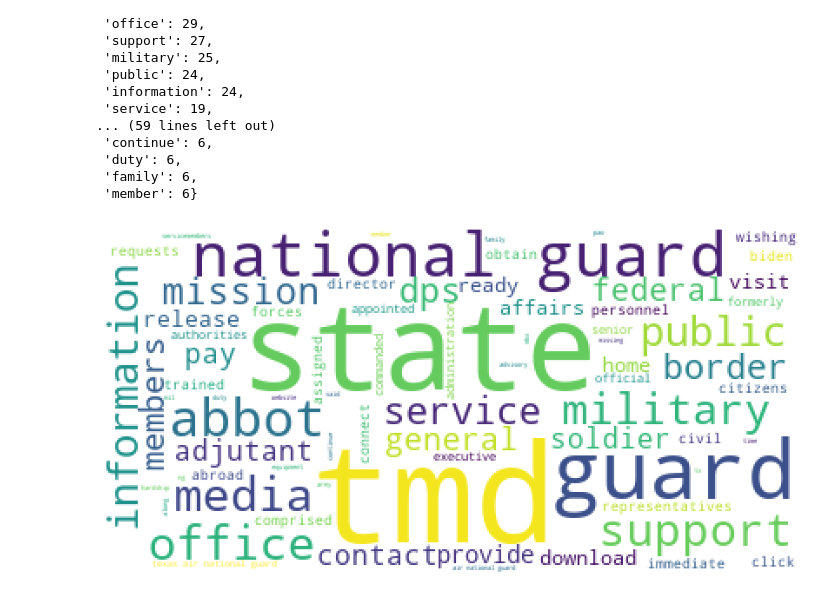
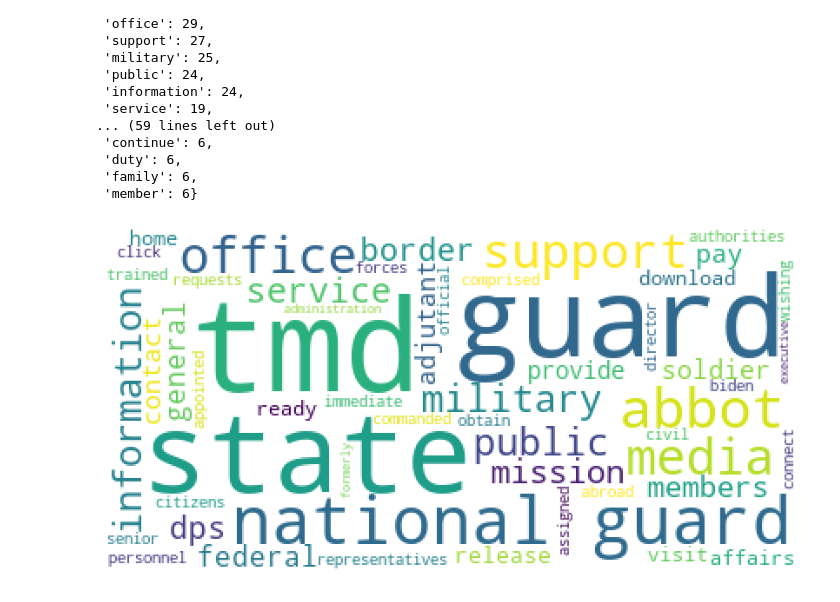
Before and after one commit to djryn/OLS_resesarch, a Jupyter notebook: TMD_scrape.ipynb, the cells around one changed output. Saved outputs shown, nothing was run; the diff lists cells and outputs as text; code cells hidden in the pictures.

```diff
--- a/TMD_scrape.ipynb
+++ b/TMD_scrape.ipynb
@@ -365,26 +365,26 @@ tmd_dict
 # %%
 from wordcloud import WordCloud
 
 #TODO: keep combined words together
 tmd_top_words = tmd_fdist.most_common(75)
 tmd_dict = {}
 for k, v in tmd_top_words:
     tmd_dict[k] = v
 # text = ""
 # for word, _ in tmd_top_words:
 #     word = word.replace(" ", '-')
 #     text += word + " "
 
-word_cloud = WordCloud(collocations = False, background_color = 'white').generate_from_frequencies(tmd_dict)
+word_cloud = WordCloud(min_font_size=7, background_color = 'white').generate_from_frequencies(tmd_dict)
 
 plt.figure(figsize=(8, 8), facecolor=None)
 plt.imshow(word_cloud)
 plt.axis('off')
 plt.tight_layout(pad=0)
 
 plt.show()
 # %% [output]
-[figure, old version]
+[figure, new version]
 # %%
 text = ""
 for word, _ in tmd_top_words:
```
Also changed, not shown: 1 other file.
